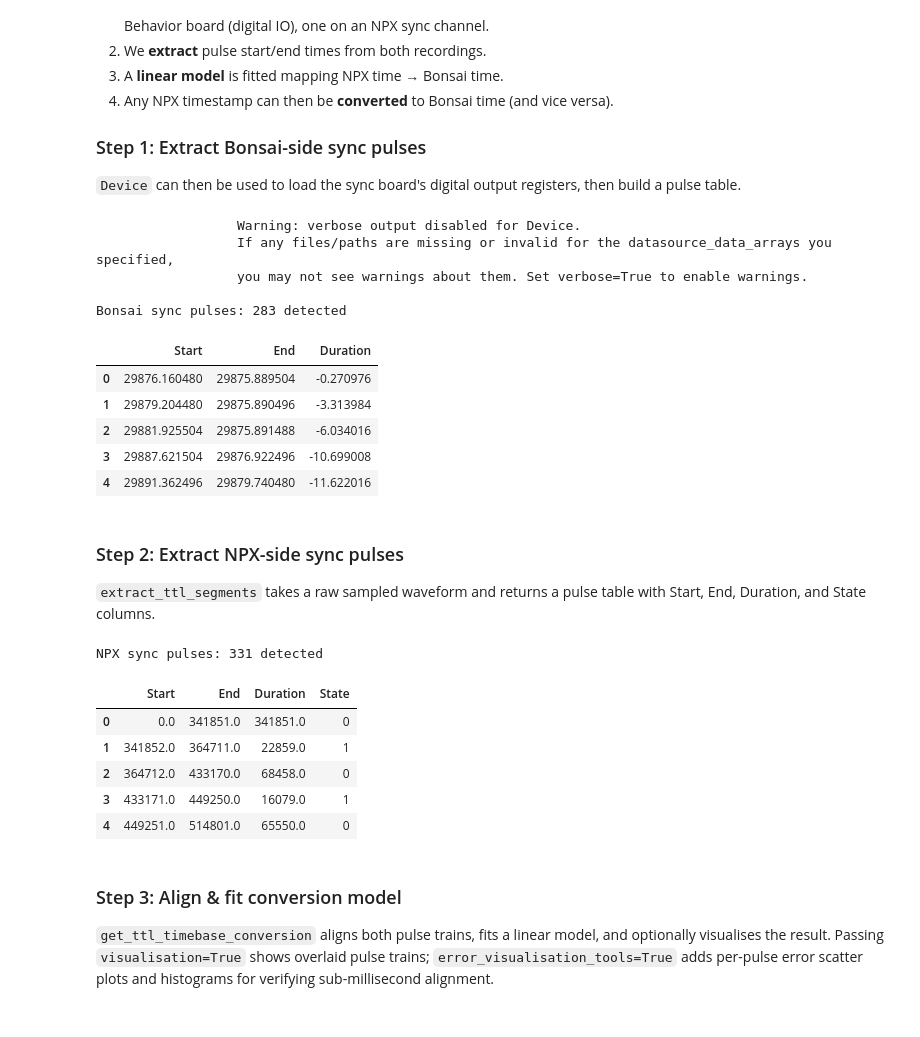
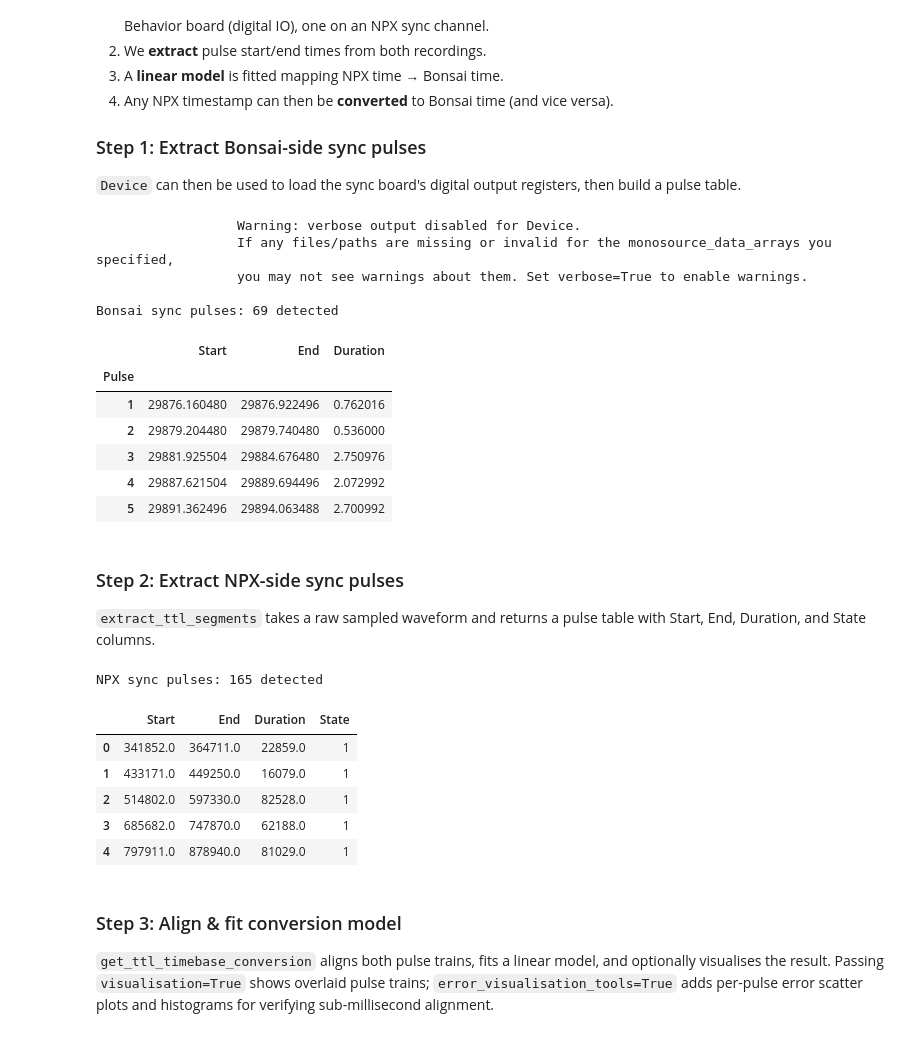
Before and after one commit to Keshavarzi-lab/data-conduit, a Jupyter notebook: src/data_conduit/data_conduit_demos/data_conduit_demo_new.ipynb, the cells around one changed output. Cells and saved outputs as stored; diff of their text form; code cells hidden in the pictures.

```diff
--- a/src/data_conduit/data_conduit_demos/data_conduit_demo_new.ipynb
+++ b/src/data_conduit/data_conduit_demos/data_conduit_demo_new.ipynb
@@ -905,53 +907,48 @@ Bonsai/HARP and Neuropixels run on **independent clocks** that drift over time.
 `Device` can then be used to load the sync board's digital output registers, then build a pulse table.
 # %%
 #==== 1| Extract Bonsai-side sync pulses
-import pandas as pd
 import numpy as np
+from data_conduit.sync.ttl import build_pulse_table
 
 sync_device = Device(
     experiment_directory_path=experiment_directory_path,
     harp_device_yaml_path=harp_device_yaml_path,
     device_type='Behavior',
     device_list=['Behavior3'],
     device_registers={'Behavior3': ['34', '35']},
     device_data_arrays={
         'DO1_rise': {'l0_selector': 'Behavior3', 'l1_selector': '34'},
         'DO1_fall': {'l0_selector': 'Behavior3', 'l1_selector': '35'},
     },
 )
 
-# Build pulse table from rise/fall timestamps
 rise_times = sync_device.data_arrays['DO1_rise'].coords['Time'].values
 fall_times = sync_device.data_arrays['DO1_fall'].coords['Time'].values
-n_pulses = min(len(rise_times), len(fall_times))
 
-bonsai_pulses = pd.DataFrame({
-    'Start': rise_times[:n_pulses],
-    'End': fall_times[:n_pulses],
-    'Duration': fall_times[:n_pulses] - rise_times[:n_pulses],
-})
+bonsai_pulses = build_pulse_table(rise_times, fall_times)
 
 print(f"Bonsai sync pulses: {len(bonsai_pulses)} detected")
 display(bonsai_pulses.head())
 # %% [output]
                   Warning: verbose output disabled for Device.
-                  If any files/paths are missing or invalid for the datasource_data_arrays you specified,
+                  If any files/paths are missing or invalid for the monosource_data_arrays you specified,
                   you may not see warnings about them. Set verbose=True to enable warnings.
 
-Bonsai sync pulses: 283 detected
+Bonsai sync pulses: 69 detected
 |  | Start | End | Duration |
-| 0 | 29876.160480 | 29875.889504 | -0.270976 |
-| 1 | 29879.204480 | 29875.890496 | -3.313984 |
-| 2 | 29881.925504 | 29875.891488 | -6.034016 |
-| 3 | 29887.621504 | 29876.922496 | -10.699008 |
-| 4 | 29891.362496 | 29879.740480 | -11.622016 |
+| Pulse |  |  |  |
+| 1 | 29876.160480 | 29876.922496 | 0.762016 |
+| 2 | 29879.204480 | 29879.740480 | 0.536000 |
+| 3 | 29881.925504 | 29884.676480 | 2.750976 |
+| 4 | 29887.621504 | 29889.694496 | 2.072992 |
+| 5 | 29891.362496 | 29894.063488 | 2.700992 |
 # %% [markdown]
 ### Step 2: Extract NPX-side sync pulses
 
 `extract_ttl_segments` takes a raw sampled waveform and returns a pulse table with Start, End, Duration, and State columns.
 # %%
 #==== 2| Extract NPX-side sync pulses
-from data_conduit.ttlsync.ttlsync_core import extract_ttl_segments
+from data_conduit.sync.ttl import extract_ttl_segments
 
 npx_raw = np.load(npx_sync_path, allow_pickle=True)
 npx_frequency = 1  # set to actual NPX sampling rate (e.g. 30000) if data is in samples
@@ -963,19 +960,19 @@ npx_pulses, npx_offset = extract_ttl_segments(
     threshold=0.1,
     min_duration=0.0,
     align_to_zero=False,
-    drop_inactive=False,
+    drop_inactive=True,
 )
 
 print(f"NPX sync pulses: {len(npx_pulses)} detected")
 display(npx_pulses.head())
 # %% [output]
-NPX sync pulses: 331 detected
+NPX sync pulses: 165 detected
 |  | Start | End | Duration | State |
-| 0 | 0.0 | 341851.0 | 341851.0 | 0 |
-| 1 | 341852.0 | 364711.0 | 22859.0 | 1 |
-| 2 | 364712.0 | 433170.0 | 68458.0 | 0 |
-| 3 | 433171.0 | 449250.0 | 16079.0 | 1 |
-| 4 | 449251.0 | 514801.0 | 65550.0 | 0 |
+| 0 | 341852.0 | 364711.0 | 22859.0 | 1 |
+| 1 | 433171.0 | 449250.0 | 16079.0 | 1 |
+| 2 | 514802.0 | 597330.0 | 82528.0 | 1 |
+| 3 | 685682.0 | 747870.0 | 62188.0 | 1 |
+| 4 | 797911.0 | 878940.0 | 81029.0 | 1 |
 # %% [markdown]
 ### Step 3: Align & fit conversion model
 
```
Also changed, not shown: parts of 24 cells of this notebook, 51 other files.
